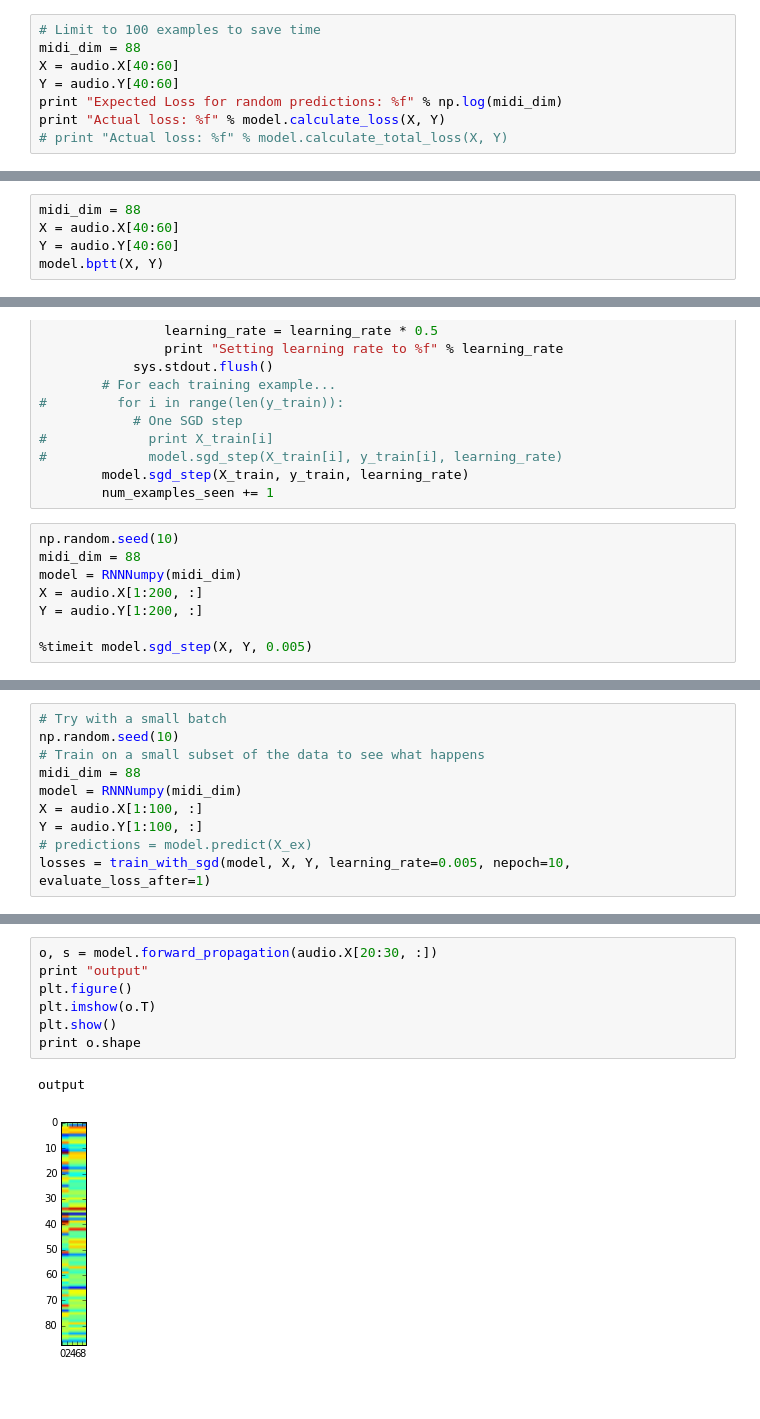
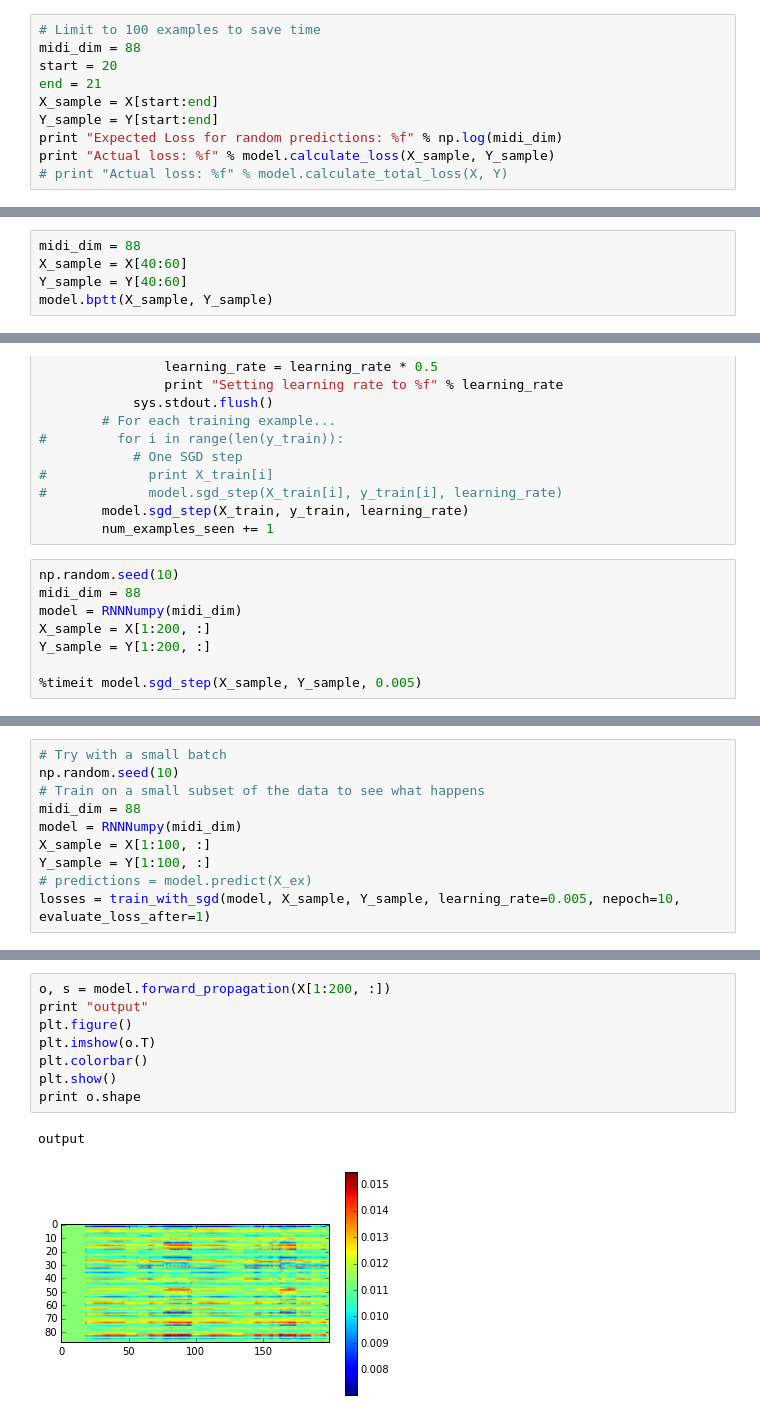
Before and after one commit to jbarrow/capstone, a Jupyter notebook: notebooks/Training_Notebook.ipynb, the cells around one changed output, grey strips where cells are left out. Drawn from its saved outputs; the diff is of its cells as text.

```diff
--- a/notebooks/Training_Notebook.ipynb
+++ b/notebooks/Training_Notebook.ipynb
@@ -144,10 +197,12 @@ RNNNumpy.calculate_loss = calculate_loss
 # %%
 # Limit to 100 examples to save time
 midi_dim = 88
-X = audio.X[40:60]
-Y = audio.Y[40:60]
+start = 20
+end = 21
+X_sample = X[start:end]
+Y_sample = Y[start:end]
 print "Expected Loss for random predictions: %f" % np.log(midi_dim)
-print "Actual loss: %f" % model.calculate_loss(X, Y)
+print "Actual loss: %f" % model.calculate_loss(X_sample, Y_sample)
 # print "Actual loss: %f" % model.calculate_total_loss(X, Y)
 # %% [output]
 Expected Loss for random predictions: 4.477337
@@ -184,7 +240,7 @@ def bptt(self, x, y):
 RNNNumpy.bptt = bptt
 # %%
 midi_dim = 88
-X = audio.X[40:60]
-Y = audio.Y[40:60]
-model.bptt(X, Y)
+X_sample = X[40:60]
+Y_sample = Y[40:60]
+model.bptt(X_sample, Y_sample)
 # %% [output]
@@ -293,8 +349,8 @@ def train_with_sgd(model, X_train, y_train, learning_rate=0.005, nepoch=100, eva
 np.random.seed(10)
 midi_dim = 88
 model = RNNNumpy(midi_dim)
-X = audio.X[1:200, :]
-Y = audio.Y[1:200, :]
+X_sample = X[1:200, :]
+Y_sample = Y[1:200, :]
 
-%timeit model.sgd_step(X, Y, 0.005)
+%timeit model.sgd_step(X_sample, Y_sample, 0.005)
 # %% [output]
@@ -305,8 +361,8 @@ np.random.seed(10)
 # Train on a small subset of the data to see what happens
 midi_dim = 88
 model = RNNNumpy(midi_dim)
-X = audio.X[1:100, :]
-Y = audio.Y[1:100, :]
+X_sample = X[1:100, :]
+Y_sample = Y[1:100, :]
 # predictions = model.predict(X_ex)
-losses = train_with_sgd(model, X, Y, learning_rate=0.005, nepoch=10, evaluate_loss_after=1)
+losses = train_with_sgd(model, X_sample, Y_sample, learning_rate=0.005, nepoch=10, evaluate_loss_after=1)
 # %% [output]
@@ -324,10 +379,11 @@ Setting learning rate to 0.002500
 # %%
-o, s = model.forward_propagation(audio.X[20:30, :])
+o, s = model.forward_propagation(X[1:200, :])
 print "output"
 plt.figure()
 plt.imshow(o.T)
+plt.colorbar()
 plt.show()
 print o.shape
 # %% [output]
 output
-[figure, old version]
+[figure, new version]
```
Also changed, not shown: parts of 12 cells of this notebook.
